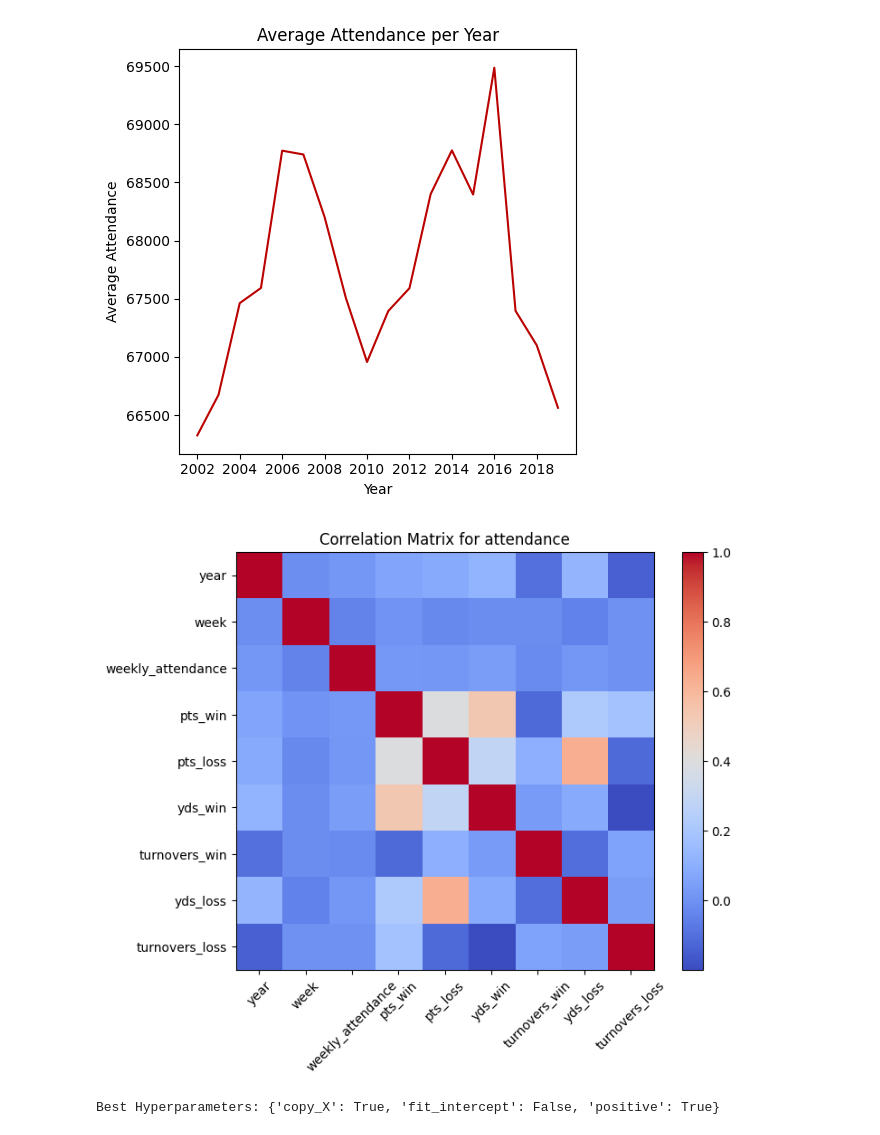
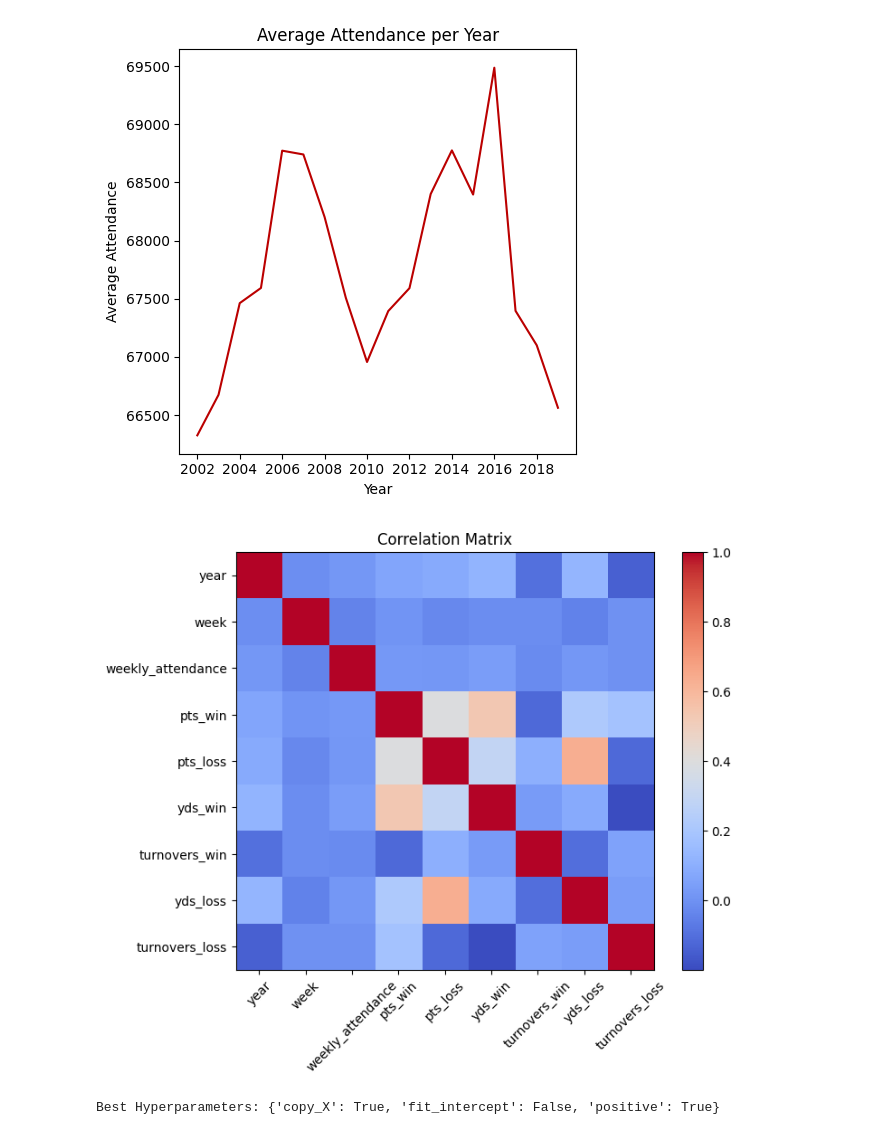
Before and after one commit to tylerbang/csc-4240-course-project, a Jupyter notebook: linear.ipynb, the cells around one changed output. Drawn from its saved outputs; the diff is of its cells as text; code cells hidden in the pictures.

```diff
--- a/linear.ipynb
+++ b/linear.ipynb
@@ -74,15 +94,18 @@ plt.show()
 # %% [output]
 [figure]
 # %%
+# This is showing ONLY the numerical values and how they correlate with one another
+# The bluer, the less correlated. The redder, the more correlated...
+# Note, the values down the diagonal are expected to be highly correlated, because it is comparing itself to itself
 plt.figure(figsize=(8,6))
 plt.imshow(correlation_matrix, cmap='coolwarm', interpolation='nearest')
-plt.title("Correlation Matrix for attendance")
+plt.title("Correlation Matrix")
 plt.colorbar()
 plt.xticks(range(len(correlation_matrix)), correlation_matrix.columns, rotation=45)
 plt.yticks(range(len(correlation_matrix)), correlation_matrix.columns)
 plt.show()
 # %% [output]
-[figure, old version]
+[figure, new version]
 # %%
 X = df_result.drop('weekly_attendance', axis=1)
 y = df_result['weekly_attendance']
```
Also changed, not shown: parts of 16 cells of this notebook, 1 other file.
